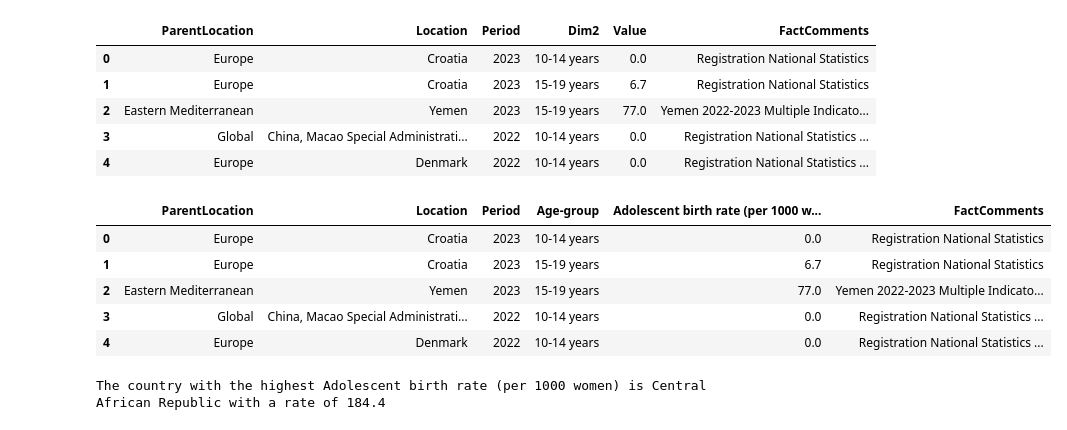
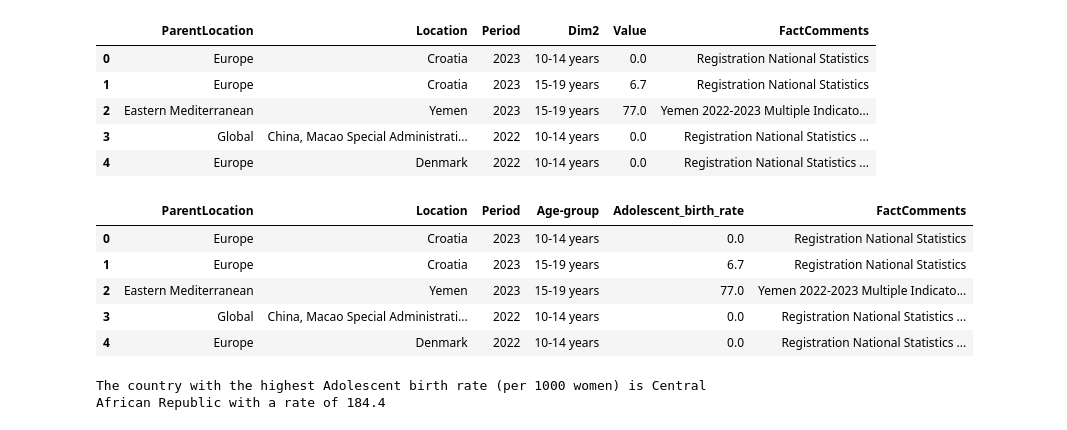
Before and after one commit to laurar9889/Project_3_Team_1, a Jupyter notebook: main.ipynb, the cells around one changed output. Cells and saved outputs as stored; diff of their text form; code cells hidden in the pictures.

Commit message:
Chore: modify adolescent column name

```diff
--- a/main.ipynb
+++ b/main.ipynb
@@ -388,12 +388,12 @@ Hdf_cleaned.head()
 # %%
 #HS# Create a copy of the DataFrame
 hDf_cleaned = Hdf_cleaned.copy()
 
 # Rename the 'Value' column to 'Adolescent birth rate (per 1000 women)'
-hDf_cleaned.rename(columns={'Value': 'Adolescent birth rate (per 1000 women)', 'Dim2': 'Age-group'}, inplace=True)
+hDf_cleaned.rename(columns={'Value': 'Adolescent_birth_rate', 'Dim2': 'Age-group'}, inplace=True)
 hDf_cleaned.head()
 # %% [output]
-|  | ParentLocation | Location | Period | Age-group | Adolescent birth rate (per 1000 w... | FactComments |
+|  | ParentLocation | Location | Period | Age-group | Adolescent_birth_rate | FactComments |
 | 0 | Europe | Croatia | 2023 | 10-14 years | 0.0 | Registration National Statistics |
 | 1 | Europe | Croatia | 2023 | 15-19 years | 6.7 | Registration National Statistics |
 | 2 | Eastern Mediterranean | Yemen | 2023 | 15-19 years | 77.0 | Yemen 2022-2023 Multiple Indicato... |
```
Also changed, not shown: parts of 6 cells of this notebook.
